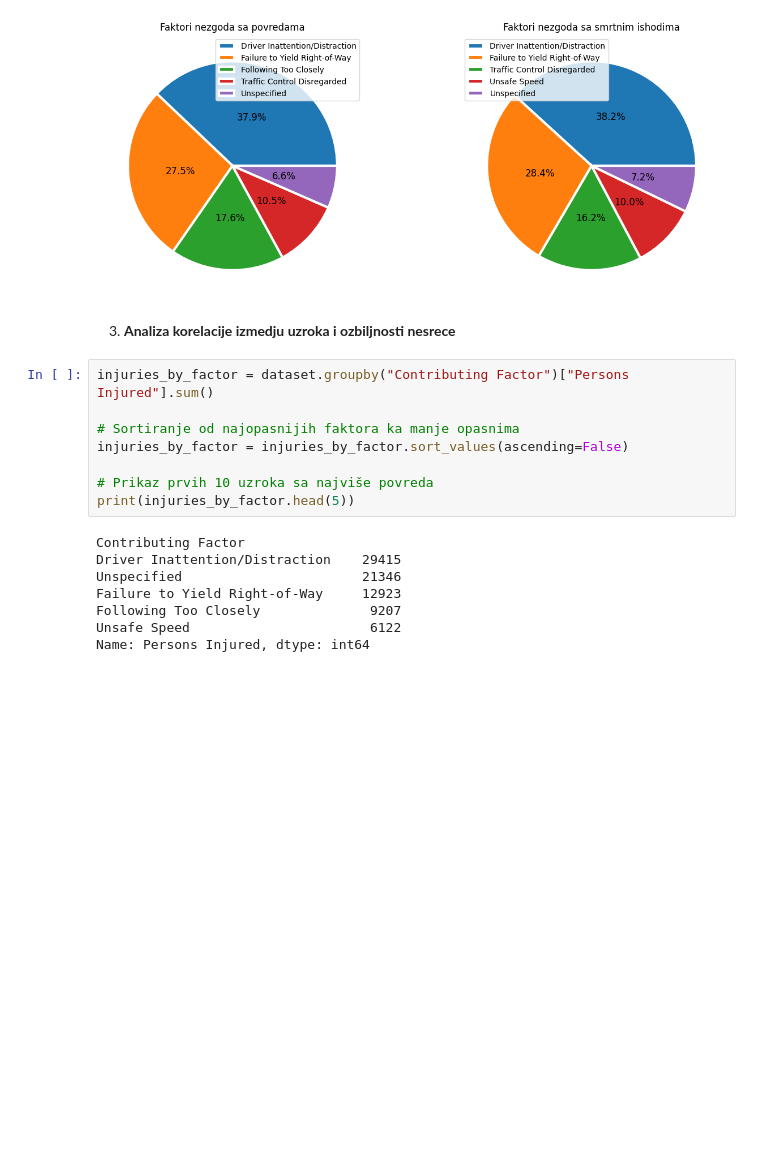
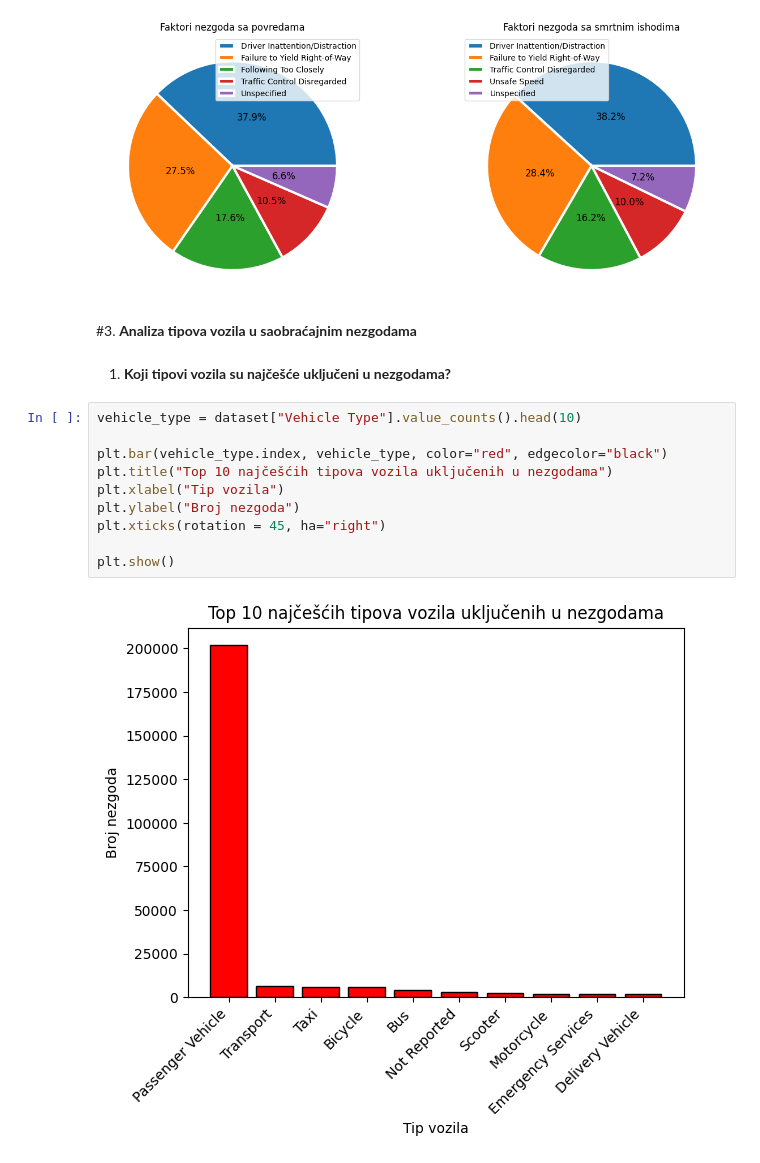
Before and after one commit to djordjeviiccmilos/Data_Analisys, a Jupyter notebook: MilosDjordjevic137RN.ipynb, the cells around one changed output. Drawn from its saved outputs; the diff is of its cells as text; blank space fills up the shorter version.

```diff
--- a/MilosDjordjevic137RN.ipynb
+++ b/MilosDjordjevic137RN.ipynb
@@ -363,21 +355,19 @@ ax[1].legend(deaths_factors.sort_index().index, loc="upper left")
 plt.show()
 # %% [output]
 [figure]
-# %% [markdown]
-3.  **Analiza korelacije izmedju uzroka i ozbiljnosti nesrece**
-# %%
-injuries_by_factor = dataset.groupby("Contributing Factor")["Persons Injured"].sum()
-
-# Sortiranje od najopasnijih faktora ka manje opasnima
-injuries_by_factor = injuries_by_factor.sort_values(ascending=False)
-
-# Prikaz prvih 10 uzroka sa najviše povreda
-print(injuries_by_factor.head(5))
-# %% [output]
-Contributing Factor
-Driver Inattention/Distraction    29415
-Unspecified                       21346
-Failure to Yield Right-of-Way     12923
-Following Too Closely              9207
-Unsafe Speed                       6122
-Name: Persons Injured, dtype: int64
+# %% [markdown]
+#3. **Analiza tipova vozila u saobraćajnim nezgodama**
+# %% [markdown]
+1. **Koji tipovi vozila su najčešće uključeni u nezgodama?**
+# %%
+vehicle_type = dataset["Vehicle Type"].value_counts().head(10)
+
+plt.bar(vehicle_type.index, vehicle_type, color="red", edgecolor="black")
+plt.title("Top 10 najčešćih tipova vozila uključenih u nezgodama")
+plt.xlabel("Tip vozila")
+plt.ylabel("Broj nezgoda")
+plt.xticks(rotation = 45, ha="right")
+
+plt.show()
+# %% [output]
+[figure, added]
```
Also changed, not shown: parts of 3 cells of this notebook.
